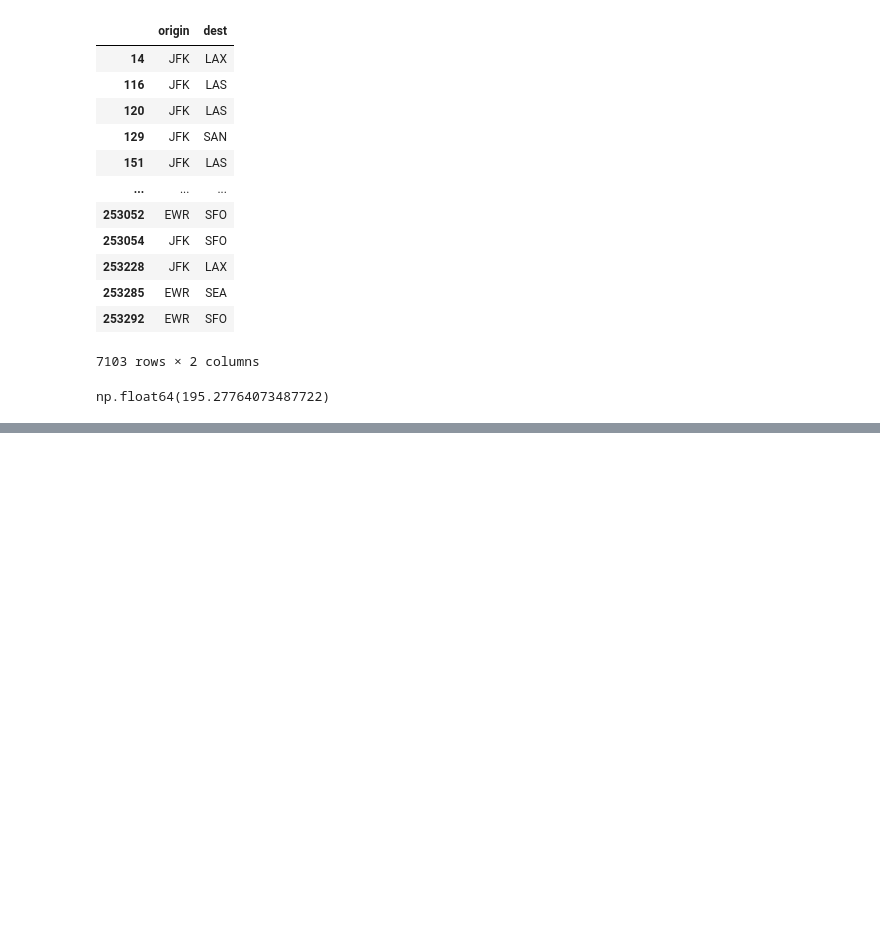
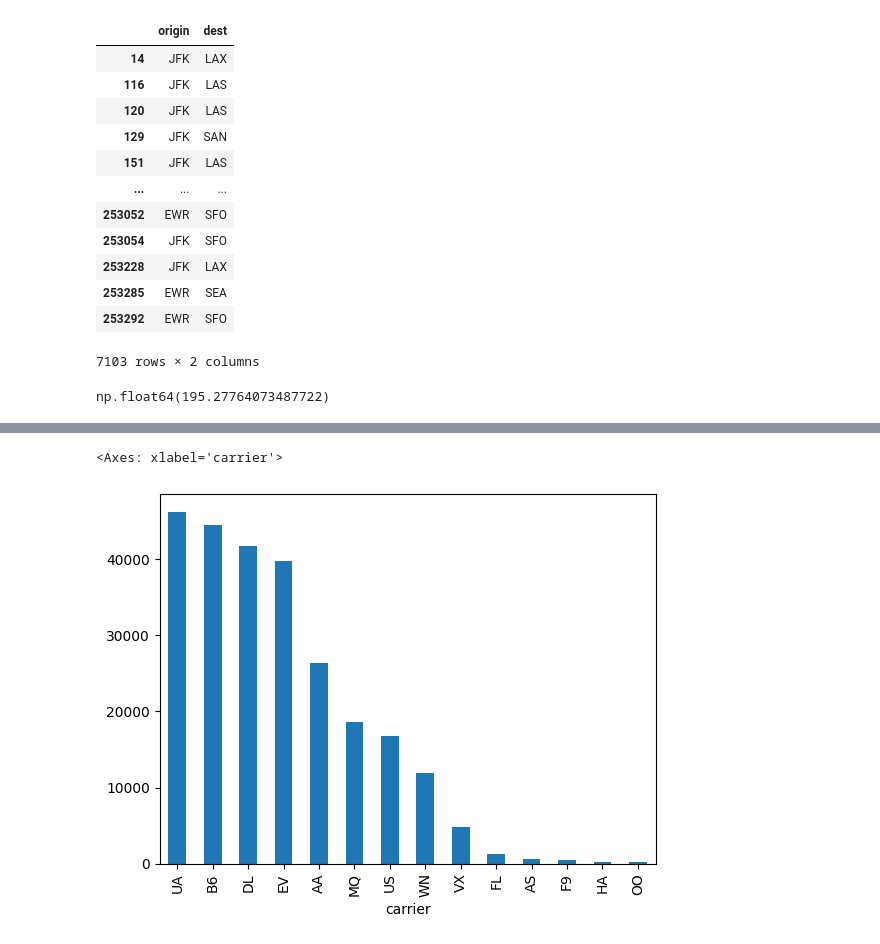
Before and after one commit to rogerloop/03_Especialitzacio, a Jupyter notebook: Sprint_9_Python/Prácticas/Python_principiantes_Joan.ipynb, the cells around one changed output, grey strips where cells are left out. Cells and saved outputs as stored; diff of their text form; code cells hidden in the pictures; blank space fills up the shorter version.

```diff
--- a/Sprint_9_Python/Prácticas/Python_principiantes_Joan.ipynb
+++ b/Sprint_9_Python/Prácticas/Python_principiantes_Joan.ipynb
@@ -189,0 +264,5 @@ np.float64(195.27764073487722)
+# %%
+df["carrier"].value_counts().plot.bar()
+# %% [output]
+<Axes: xlabel='carrier'>
+[figure, added]
```
Also changed, not shown: parts of 13 cells of this notebook, 2 other files.
